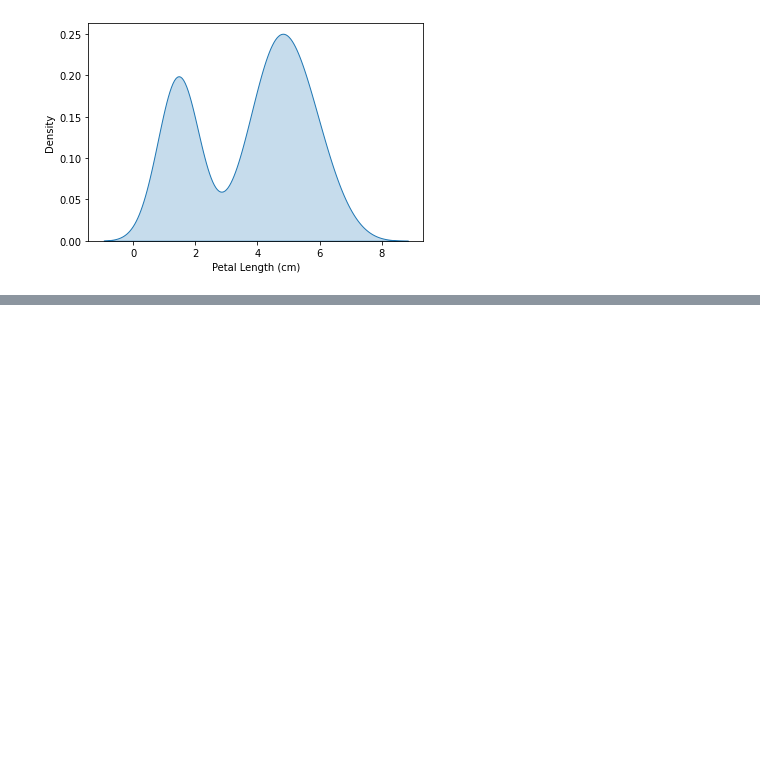
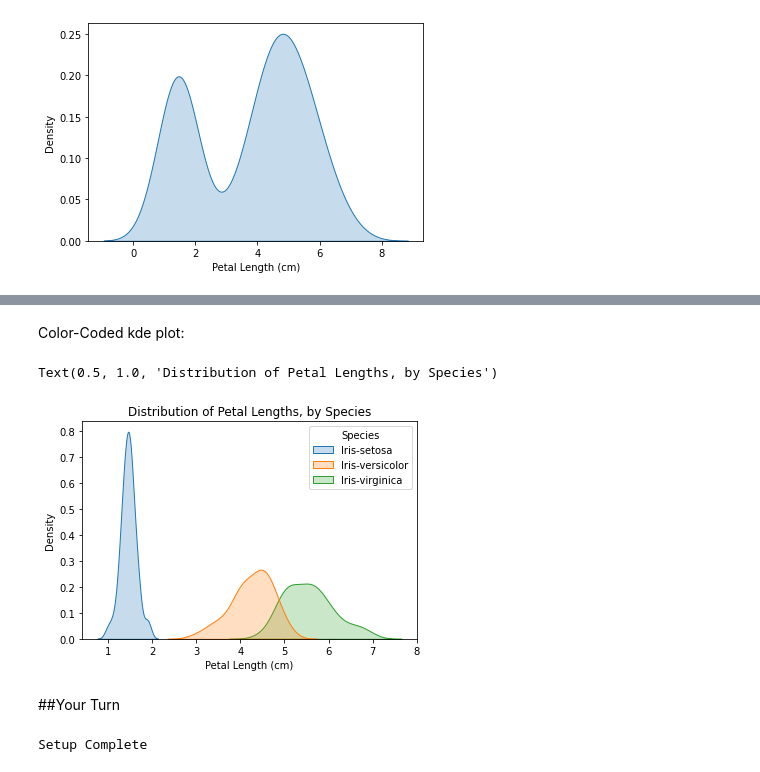
Before and after one commit to Daniel-Benson-Poe/66DaysOfData, a Jupyter notebook: Copy_of_DataVisualizationKaggleMiniCourse.ipynb, the cells around one changed output, grey strips where cells are left out. Cells and saved outputs as stored; diff of their text form; code cells hidden in the pictures; blank space fills up the shorter version.

```diff
--- a/Copy_of_DataVisualizationKaggleMiniCourse.ipynb
+++ b/Copy_of_DataVisualizationKaggleMiniCourse.ipynb
@@ -576,0 +593,20 @@ sns.kdeplot(data=iris_data["Petal Length (cm)"], shade=True)
+# %% [markdown]
+Color-Coded kde plot:
+# %%
+sns.kdeplot(data=iris_data, x="Petal Length (cm)", hue="Species", shade=True)
+
+plt.title("Distribution of Petal Lengths, by Species")
+# %% [output]
+Text(0.5, 1.0, 'Distribution of Petal Lengths, by Species')
+[figure, added]
+# %% [markdown]
+##Your Turn
+# %%
+import pandas as pd
+pd.plotting.register_matplotlib_converters()
+import matplotlib.pyplot as plt
+%matplotlib inline
+import seaborn as sns
+print("Setup Complete")
+# %% [output]
+Setup Complete
```
Also changed, not shown: parts of 6 cells of this notebook.
